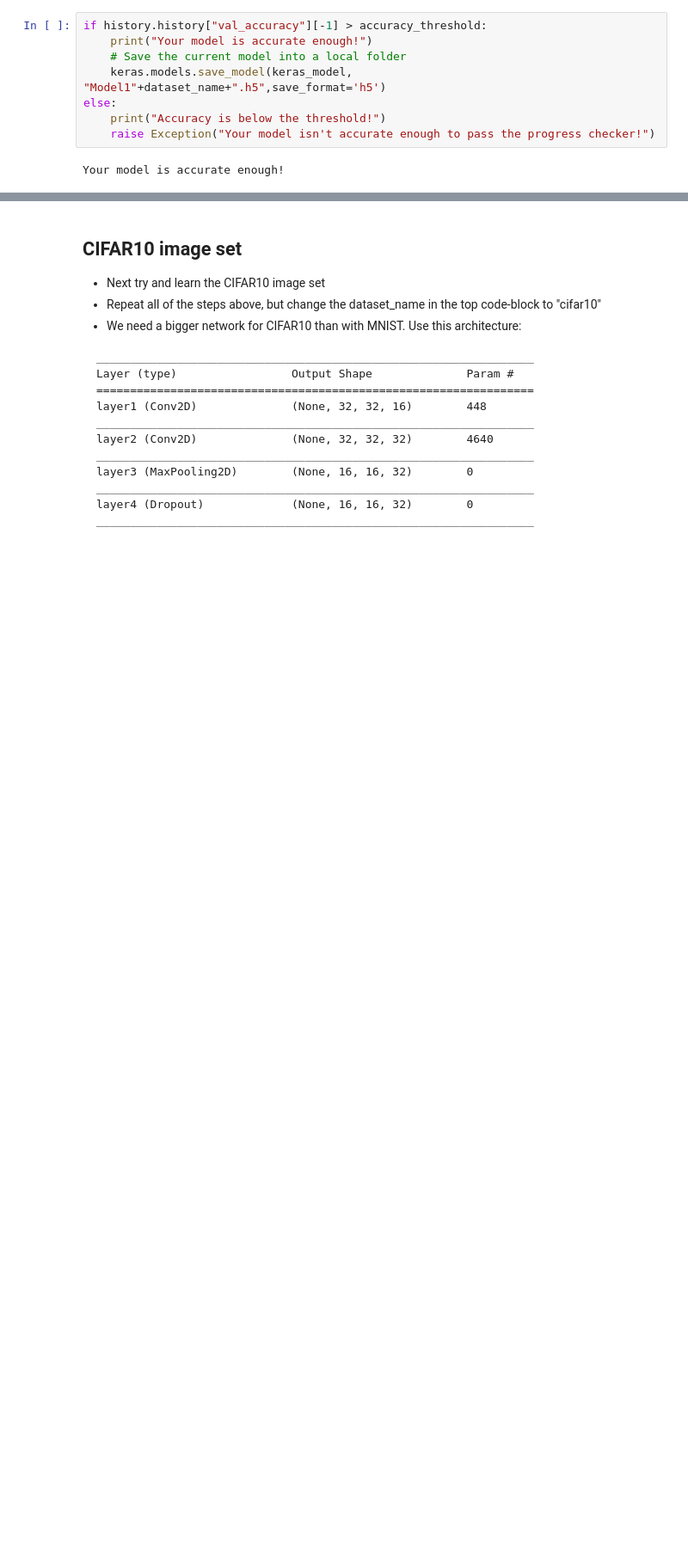
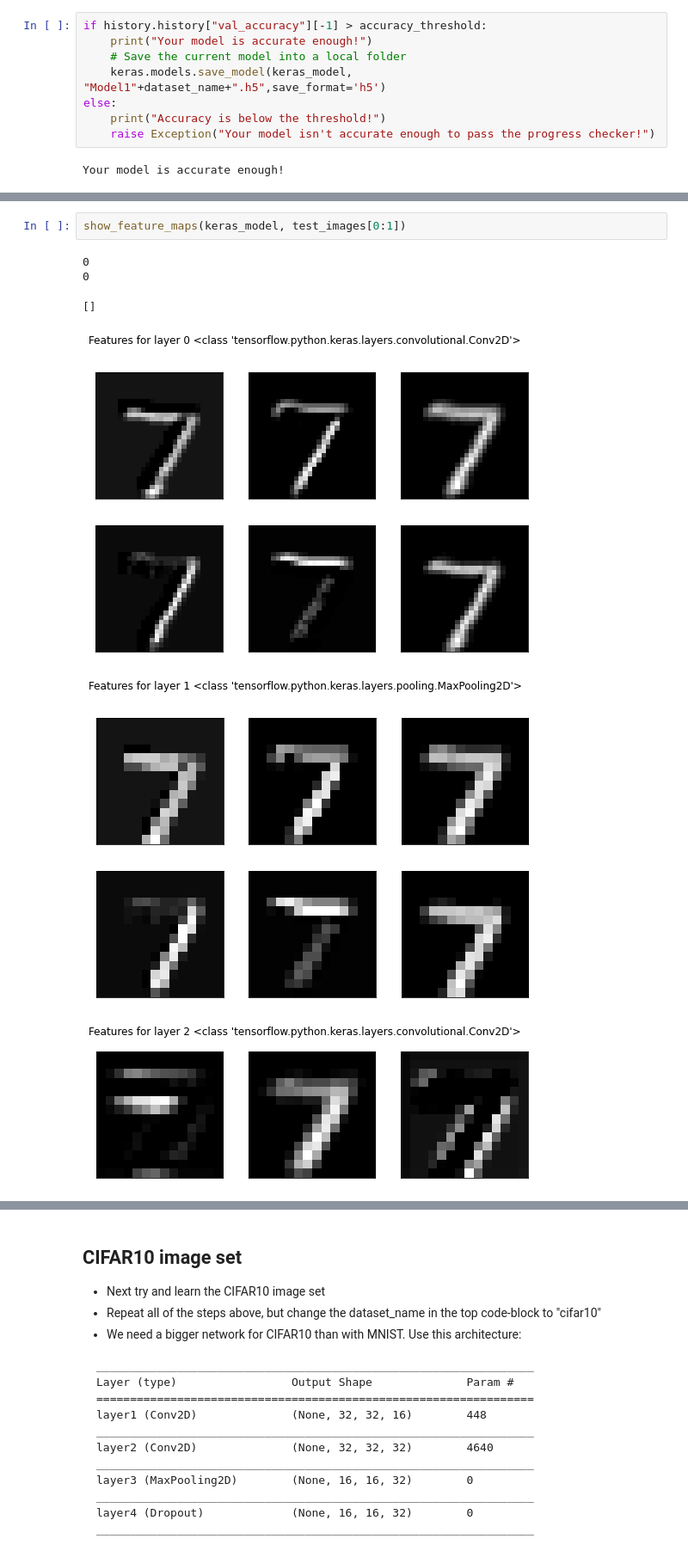
Before and after one commit to 11BelowStudio/ce811, a Jupyter notebook: lab9/cnn_experiment.ipynb, the cells around one changed output, grey strips where cells are left out. Shown at 86% size. Saved outputs shown, nothing was run; the diff lists cells and outputs as text; blank space fills up the shorter version.

```diff
--- a/lab9/cnn_experiment.ipynb
+++ b/lab9/cnn_experiment.ipynb
@@ -281,0 +465,9 @@ Your model is accurate enough!
+# %%
+show_feature_maps(keras_model, test_images[0:1])
+# %% [output]
+0
+0
+[]
+[figure, added]
+[figure, added]
+[figure, added]
```
Also changed, not shown: parts of 13 cells of this notebook.
